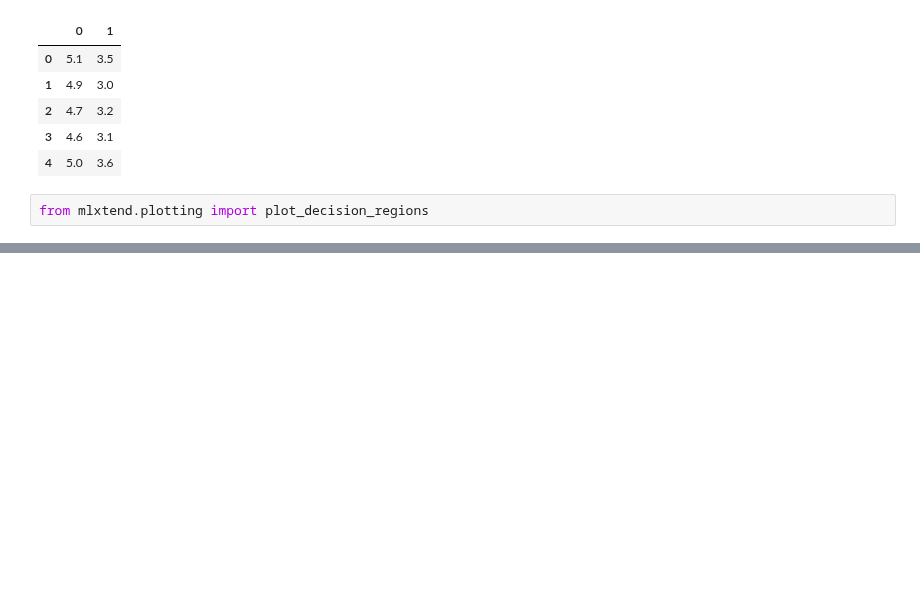
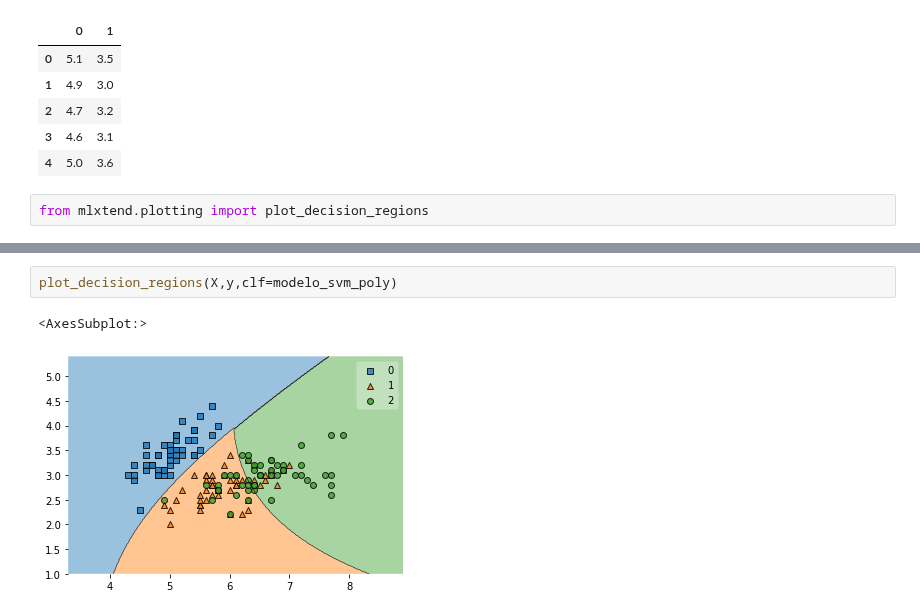
Before and after one commit to felixballestergoytia/Bootcamp_Sep2022, a Jupyter notebook: SVM/SVM.ipynb, the cells around one changed output, grey strips where cells are left out. Saved outputs shown, nothing was run; the diff lists cells and outputs as text; blank space fills up the shorter version.

```diff
--- a/SVM/SVM.ipynb
+++ b/SVM/SVM.ipynb
@@ -111,0 +130,5 @@ from mlxtend.plotting import plot_decision_regions
+# %%
+plot_decision_regions(X,y,clf=modelo_svm_poly)
+# %% [output]
+<AxesSubplot:>
+[figure, added]
```
Also changed, not shown: parts of 10 cells of this notebook.
